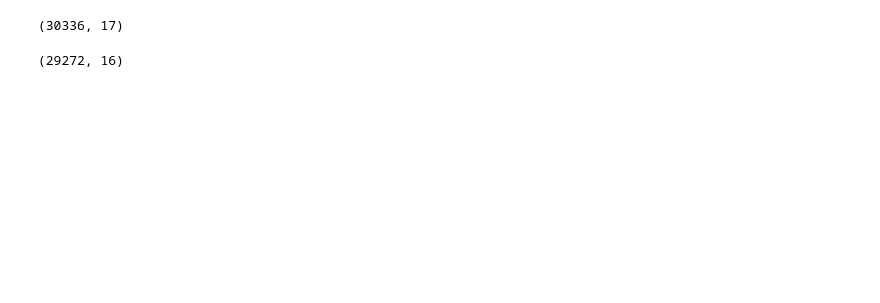
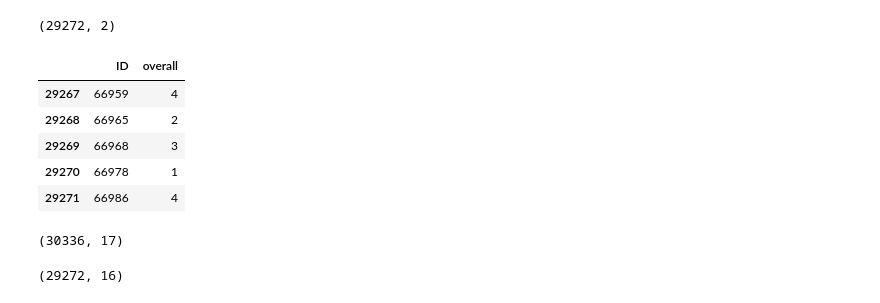
Before and after one commit to theresa-sporn/WorkforceSentimentMonitoring, a Jupyter notebook: gceline_dataframe_preparation.ipynb, the cells around one changed output. Cells and saved outputs as stored; diff of their text form; code cells hidden in the pictures; blank space fills up the shorter version.

```diff
--- a/gceline_dataframe_preparation.ipynb
+++ b/gceline_dataframe_preparation.ipynb
@@ -3,3 +7,16 @@ import pandas as pd
+# %%
+submission.shape
+# %% [output]
+(29272, 2)
+# %%
+submission.tail()
+# %% [output]
+|  | ID | overall |
+| 29267 | 66959 | 4 |
+| 29268 | 66965 | 2 |
+| 29269 | 66968 | 3 |
+| 29270 | 66978 | 1 |
+| 29271 | 66986 | 4 |
 # %%
 path_train = '/Users/celinegianduzzo/code/theresa-sporn/WorkforceSentimentMonitoring/raw_data/train.csv'
 
```
Also changed, not shown: parts of 11 cells of this notebook.
